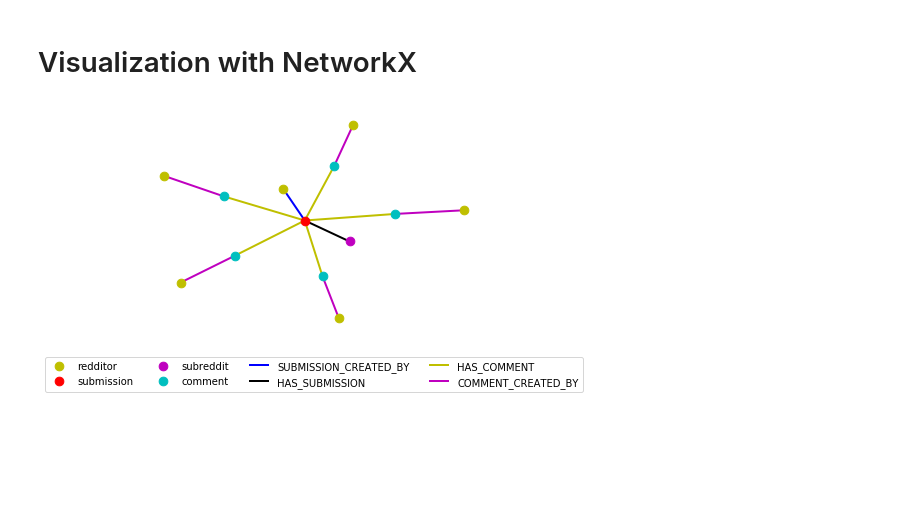
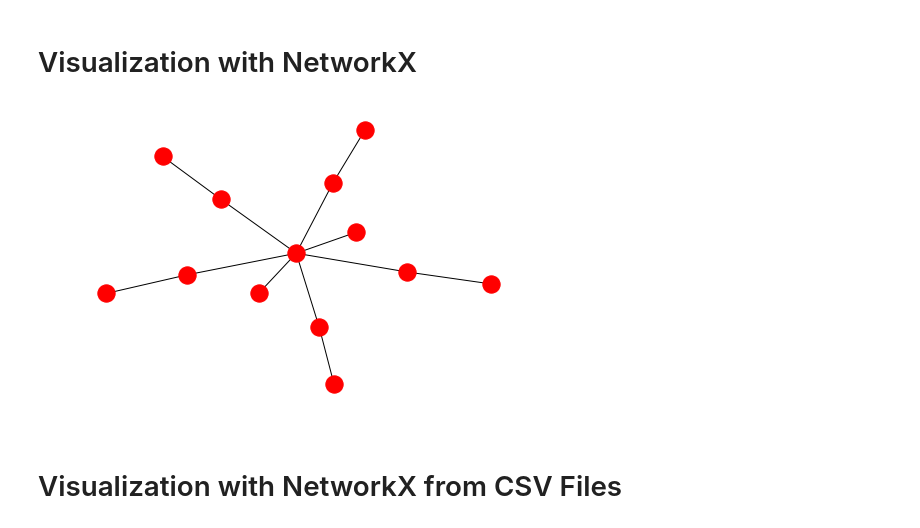
Before and after one commit to shobeir/GraphiPy, a Jupyter notebook: demo/DictionaryDemo.ipynb, the cells around one changed output. Cells and saved outputs as stored; diff of their text form; code cells hidden in the pictures; blank space fills up the shorter version.

Commit message:
Revert "Added more networkx functionalities"
This reverts commit c3857fef6134ace8a3e644805739dd3c1e930177.

```diff
--- a/demo/DictionaryDemo.ipynb
+++ b/demo/DictionaryDemo.ipynb
@@ -7,17 +7,12 @@ from graphipy.graphipy import GraphiPy
 graphipy = GraphiPy("dictionary")
 # %%
 # The reddit API needs these credentials
-CLIENT_ID = ""
-CLIENT_SECRET = ""
-USER_AGENT = ""
-USERNAME = ""
-PASSWORD = ""
 reddit_api_credentials = {
-    "client_id": CLIENT_ID,
-    "client_secret": CLIENT_SECRET,
-    "user_agent": USER_AGENT,
-    "username": USERNAME,
-    "password": PASSWORD
+    "client_id": ' ',
+    "client_secret": ' ',
+    "user_agent": ' ',
+    "username": " ",
+    "password": " "
 }
 
 # create the reddit object
@@ -39,5 +29,0 @@ nx_graph = graphipy.nx_create_from_dict(sc_nodes, sc_edges)
-# %%
-# Draw the graph
-legend = graphipy.nx_draw_random(nx_graph, legend=True)
-# %% [output]
-[figure, removed]
@@ -43,0 +32,18 @@ legend = graphipy.nx_draw_random(nx_graph, legend=True)
+# %%
+nx_graph = nx.Graph()
+# %%
+edge_dict = sc_edges
+node_dict = sc_nodes
+
+for key in edge_dict:
+    edges = edge_dict[key]
+
+    for edge in edges.values():
+        source = edge.Source
+        target = edge.Target
+        attr = {
+            "Label": edge.Label,
+            "label_attribute": edge.label_attribute,
+            "_id": edge._id
+        }
+        nx_graph.add_edge(source, target, attr_dict=attr)
@@ -43,0 +60,6 @@ legend = graphipy.nx_draw_random(nx_graph, legend=True)
+# %%
+nx.draw(nx_graph)
+# %% [output]
+[figure, added]
+# %% [markdown]
+# Visualization with NetworkX from CSV Files
```
Also changed, not shown: parts of 11 cells of this notebook, 4 other files.
